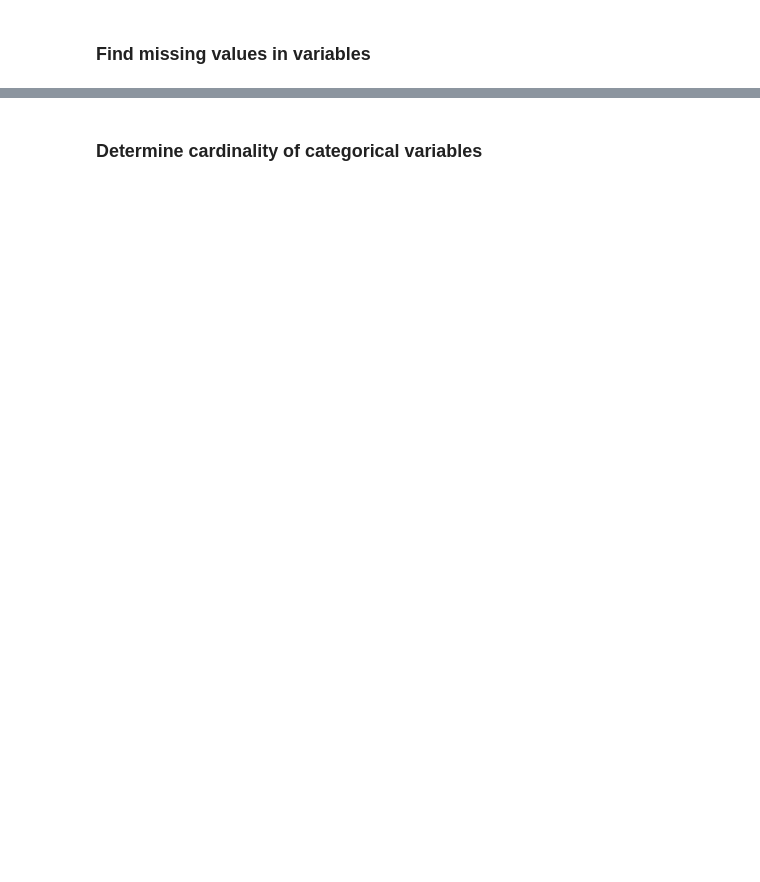
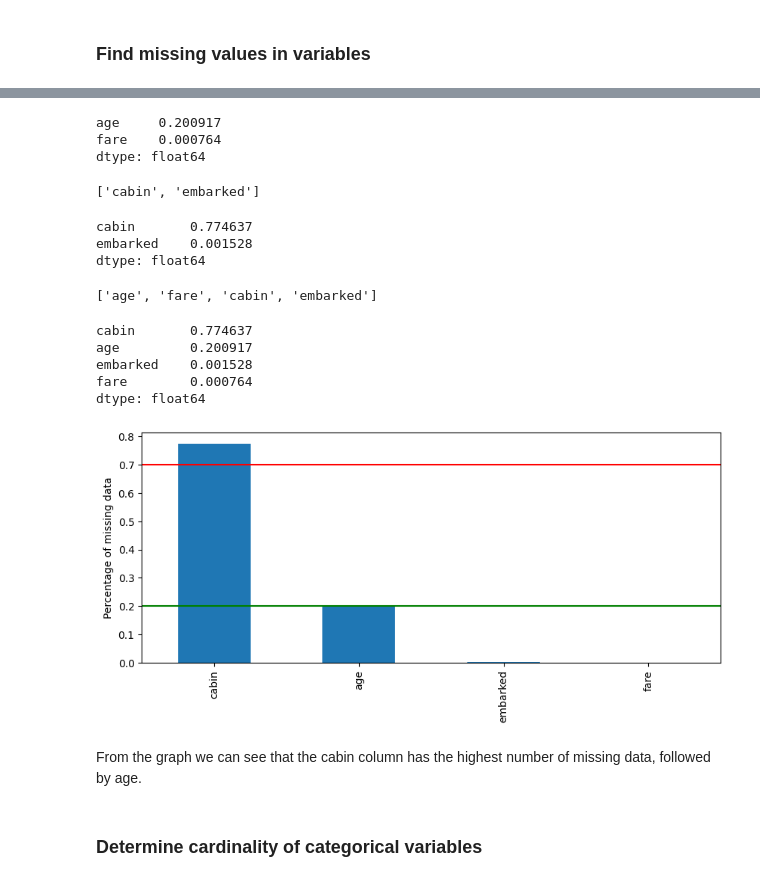
Before and after one commit to aidahalitaj/dmlm, a Jupyter notebook: section-04-research-and-development/titanic-assignment/01-predicting-survival-titanic-assignement.ipynb, the cells around one changed output, grey strips where cells are left out. Cells and saved outputs as stored; diff of their text form; code cells hidden in the pictures; blank space fills up the shorter version.

```diff
--- a/section-04-research-and-development/titanic-assignment/01-predicting-survival-titanic-assignement.ipynb
+++ b/section-04-research-and-development/titanic-assignment/01-predicting-survival-titanic-assignement.ipynb
@@ -133,2 +183,48 @@ print('Number of categorical variables: {}'.format(len(vars_cat)))
+# %%
+data[vars_num_with_na].isnull().mean().sort_values(ascending=False)
+# %% [output]
+age     0.200917
+fare    0.000764
+dtype: float64
+# %%
+# now in categorical variables
+
+vars_cat_with_na = [var for var in vars_cat if data[var].isnull().sum() > 0]
+vars_cat_with_na
+# %% [output]
+['cabin', 'embarked']
+# %%
+data[vars_cat_with_na].isnull().mean().sort_values(ascending=False)
+# %% [output]
+cabin       0.774637
+embarked    0.001528
+dtype: float64
+# %%
+vars_with_na = [var for var in data.columns if data[var].isnull().sum() > 0]
+vars_with_na
+# %% [output]
+['age', 'fare', 'cabin', 'embarked']
+# %%
+data[vars_with_na].isnull().mean().sort_values(ascending=False)
+# %% [output]
+cabin       0.774637
+age         0.200917
+embarked    0.001528
+fare        0.000764
+dtype: float64
+# %%
+# plot
+
+data[vars_with_na].isnull().mean().sort_values(
+    ascending=False).plot.bar(figsize=(10, 4))
+plt.ylabel('Percentage of missing data')
+plt.axhline(y=0.7, color='r', linestyle='-')
+plt.axhline(y=0.20, color='g', linestyle='-')
+
+plt.show()
+# %% [output]
+[figure, added]
+# %% [markdown]
+From the graph we can see that the cabin column has the highest number of missing data, followed by age.
 # %% [markdown]
 ### Determine cardinality of categorical variables
```
Also changed, not shown: parts of 55 cells of this notebook, 20 other files.
